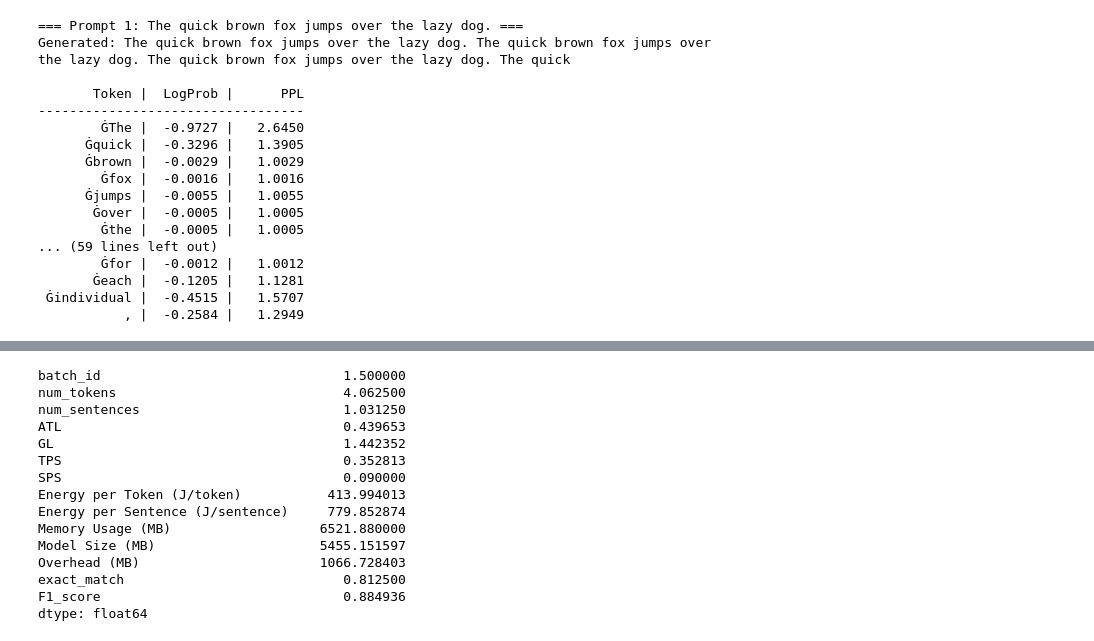
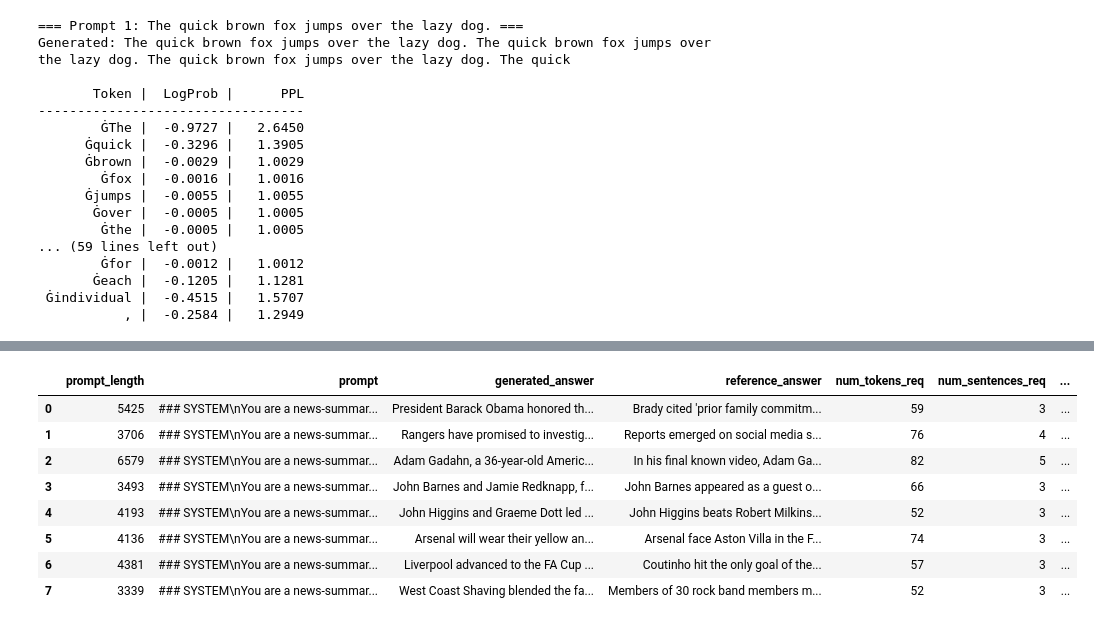
Before and after one commit to slinusc/fast_llm_inference, a Jupyter notebook: experiments1_2_3.ipynb, the cells around one changed output, grey strips where cells are left out. Drawn from its saved outputs; the diff is of its cells as text; code cells hidden in the pictures.

Commit message:
added clean server and batch implementation

```diff
--- a/experiments1_2_3.ipynb
+++ b/experiments1_2_3.ipynb
@@ -600,11 +600,12 @@ Generated: The quick brown fox jumps over the lazy dog. The quick brown fox jump
            , |  -0.2584 |   1.2949
 # %%
 from benchmark.benchmark import ModelBenchmark
+import torch
 
 mb = ModelBenchmark(
-    backend="huggingface",
+    backend="vllm",
     model_name="llama-3.1-8B-Instruct-4bit",
     model_path="/home/ubuntu/fast_llm_inference/models/llama-3.1-8B-Instruct-4bit",
-    base_path="/home/ubuntu/fast_llm_inference",
+    base_path="/home/ubuntu/fast_llm_inference/",
     verbose=False
 )
@@ -611,9 +659,13 @@ mb = ModelBenchmark(
 # %%
-meta_df, batch_df, query_df = mb.run(
-            samples=32,
-            batch_size=8,
-            task="qa",
+run_report, details_df = mb.run(
+            samples=8,
+            batch_size=4,
+            task="summarization",
             scenario="batch",
             sample_interval=0.1
         )
+
+mb.close()
+del mb
+torch.cuda.empty_cache()
 # %% [output]
@@ -673,18 +738,12 @@ dtype: float64
 # %%
-query_df.mean(numeric_only=True)
+details_df
 # %% [output]
-batch_id                               1.500000
-num_tokens                             4.062500
-num_sentences                          1.031250
-ATL                                    0.439653
-GL                                     1.442352
-TPS                                    0.352813
-SPS                                    0.090000
-Energy per Token (J/token)           413.994013
-Energy per Sentence (J/sentence)     779.852874
-Memory Usage (MB)                   6521.880000
-Model Size (MB)                     5455.151597
-Overhead (MB)                       1066.728403
-exact_match                            0.812500
-F1_score                               0.884936
-dtype: float64
+|  | prompt_length | prompt | generated_answer | reference_answer | num_tokens_req | num_sentences_req | ... |
+| 0 | 5425 | ### SYSTEM\nYou are a news-summar... | President Barack Obama honored th... | Brady cited 'prior family commitm... | 59 | 3 | ... |
+| 1 | 3706 | ### SYSTEM\nYou are a news-summar... | Rangers have promised to investig... | Reports emerged on social media s... | 76 | 4 | ... |
+| 2 | 6579 | ### SYSTEM\nYou are a news-summar... | Adam Gadahn, a 36-year-old Americ... | In his final known video, Adam Ga... | 82 | 5 | ... |
+| 3 | 3493 | ### SYSTEM\nYou are a news-summar... | John Barnes and Jamie Redknapp, f... | John Barnes appeared as a guest o... | 66 | 3 | ... |
+| 4 | 4193 | ### SYSTEM\nYou are a news-summar... | John Higgins and Graeme Dott led ... | John Higgins beats Robert Milkins... | 52 | 3 | ... |
+| 5 | 4136 | ### SYSTEM\nYou are a news-summar... | Arsenal will wear their yellow an... | Arsenal face Aston Villa in the F... | 74 | 3 | ... |
+| 6 | 4381 | ### SYSTEM\nYou are a news-summar... | Liverpool advanced to the FA Cup ... | Coutinho hit the only goal of the... | 57 | 3 | ... |
+| 7 | 3339 | ### SYSTEM\nYou are a news-summar... | West Coast Shaving blended the fa... | Members of 30 rock band members m... | 52 | 3 | ... |
```
Also changed, not shown: parts of 5 cells of this notebook, 3 other files.
